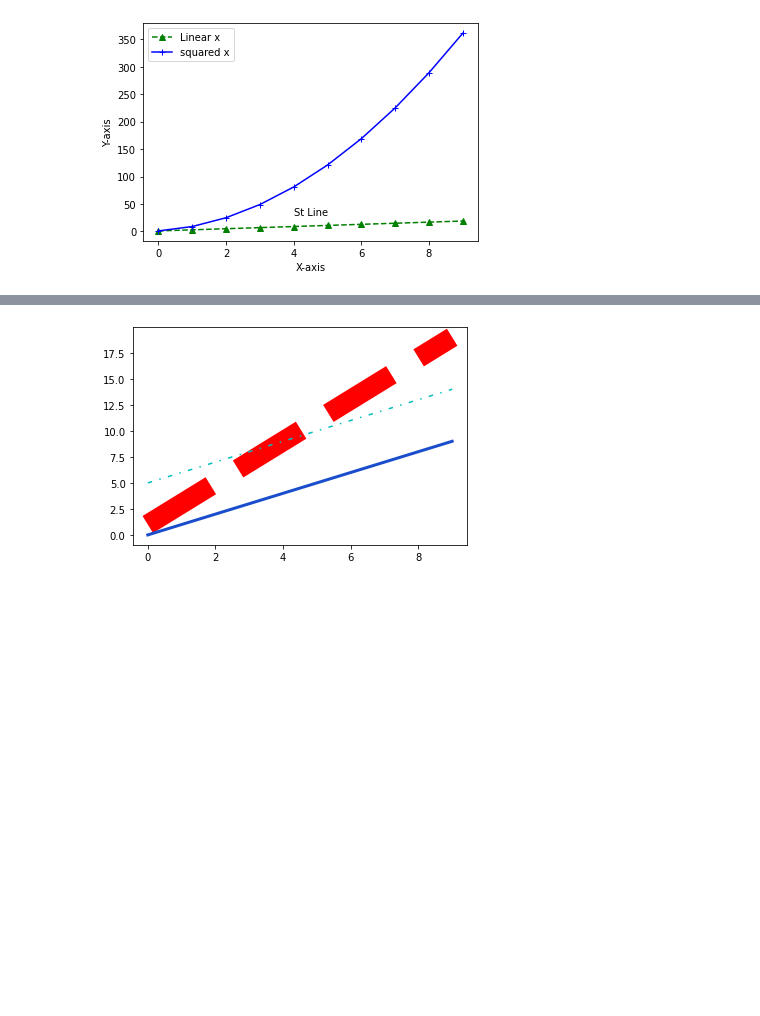
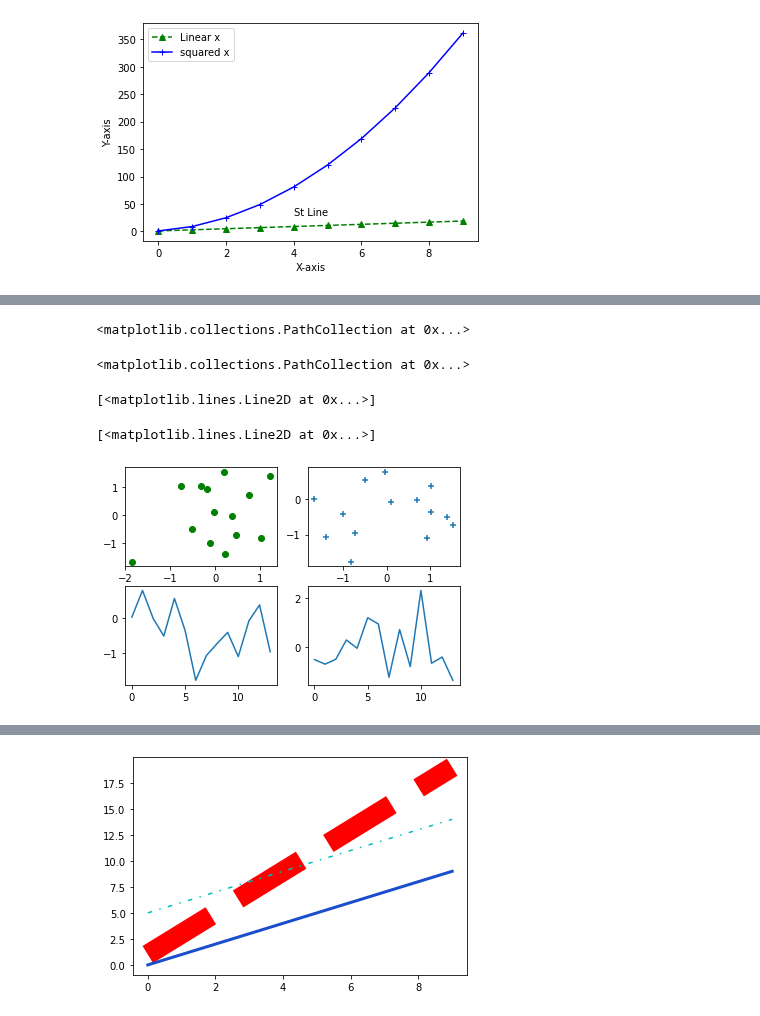
Before and after one commit to harnalashok/DataVisualization, a Jupyter notebook: 1_lesson_on_matplotlib_and_Jupyter_markdown.ipynb, the cells around one changed output, grey strips where cells are left out. Drawn from its saved outputs; the diff is of its cells as text; code cells hidden in the pictures; blank space fills up the shorter version.

```diff
--- a/1_lesson_on_matplotlib_and_Jupyter_markdown.ipynb
+++ b/1_lesson_on_matplotlib_and_Jupyter_markdown.ipynb
@@ -203,0 +280,13 @@ Text(4, 30, 'St Line')
+# %%
+# 4.3 Multiple subplots
+fig,ax = plt.subplots(2,2)
+ax[0,0].scatter(data['a'], data['b'], color = 'g')
+ax[0,1].scatter(data['b'], data['c'], marker = '+')
+ax[1,0].plot(data['c'])
+ax[1,1].plot(data['e'])
+# %% [output]
+<matplotlib.collections.PathCollection at 0x...>
+<matplotlib.collections.PathCollection at 0x...>
+[<matplotlib.lines.Line2D at 0x...>]
+[<matplotlib.lines.Line2D at 0x...>]
+[figure, added]
```
Also changed, not shown: parts of 9 cells of this notebook.
